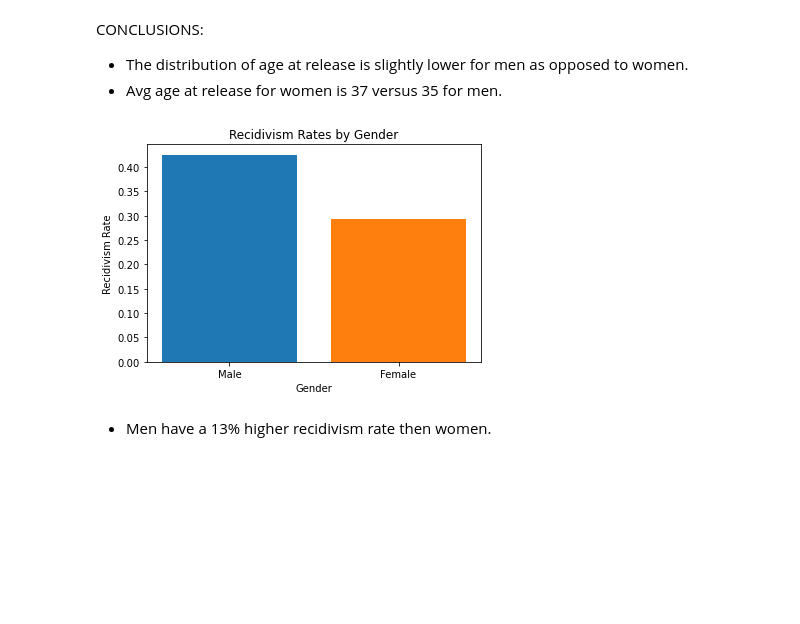
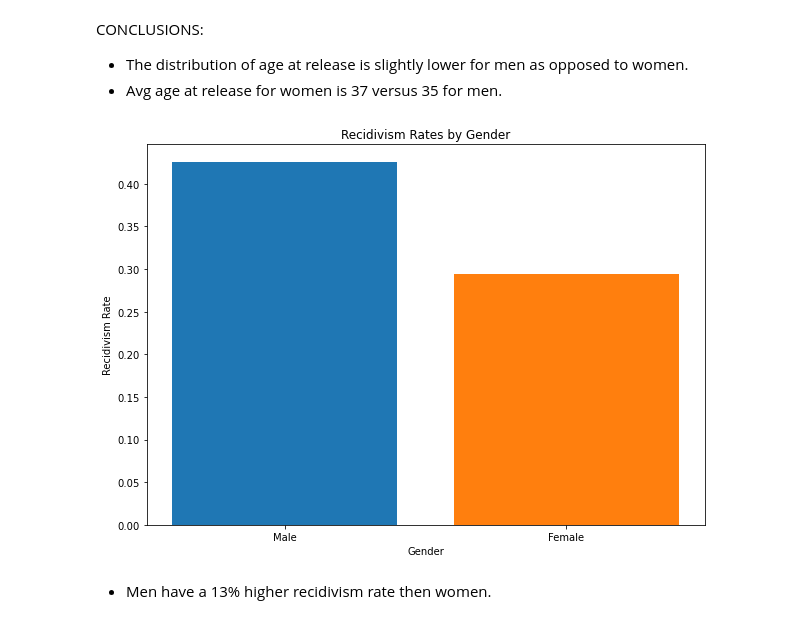
Before and after one commit to ga-dsi-822-group4/recidivism, a Jupyter notebook: notebooks/02_eda.ipynb, the cells around one changed output. Saved outputs shown, nothing was run; the diff lists cells and outputs as text; code cells hidden in the pictures; blank space fills up the shorter version.

```diff
--- a/notebooks/02_eda.ipynb
+++ b/notebooks/02_eda.ipynb
@@ -169,13 +172,14 @@ CONCLUSIONS:
 - Avg age at release for women is 37 versus 35 for men.
 # %%
 # direct comparison of recidivism between gender groups
+plt.figure(figsize = (10, 7))
 plt.bar(x = 'Male', height= male[male['recidivism'] == 1]['recidivism'].value_counts() / male.shape[0])
 plt.bar(x = 'Female', height = female[female['recidivism'] == 1]['recidivism'].value_counts() / female.shape[0])
 plt.xlabel('Gender')
 plt.ylabel('Recidivism Rate')
 plt.title('Recidivism Rates by Gender');
 # %% [output]
-[figure, old version]
+[figure, new version]
 # %% [markdown]
 - Men have a 13% higher recidivism rate then women.
 # %% [markdown]
```
Also changed, not shown: parts of 47 cells of this notebook.
